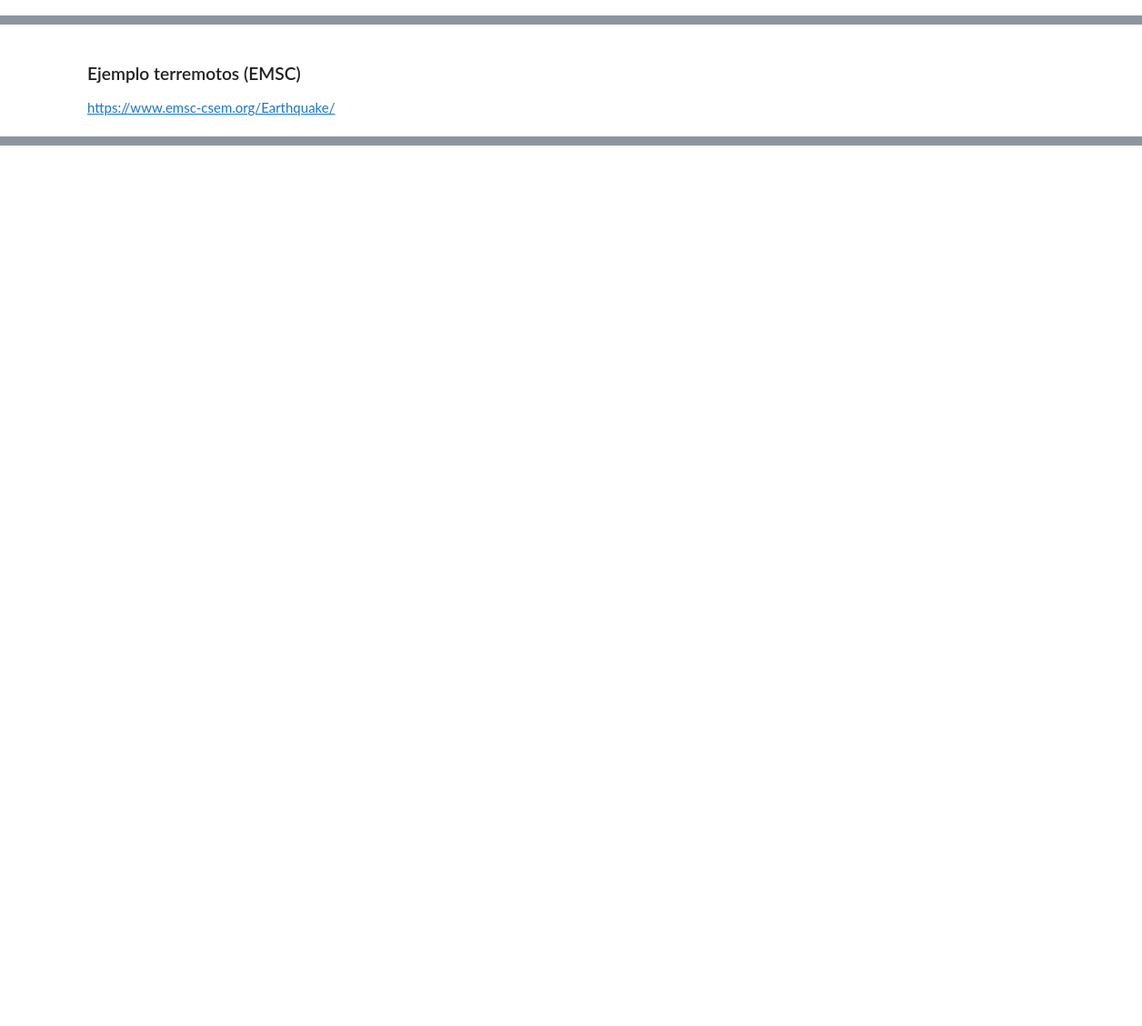
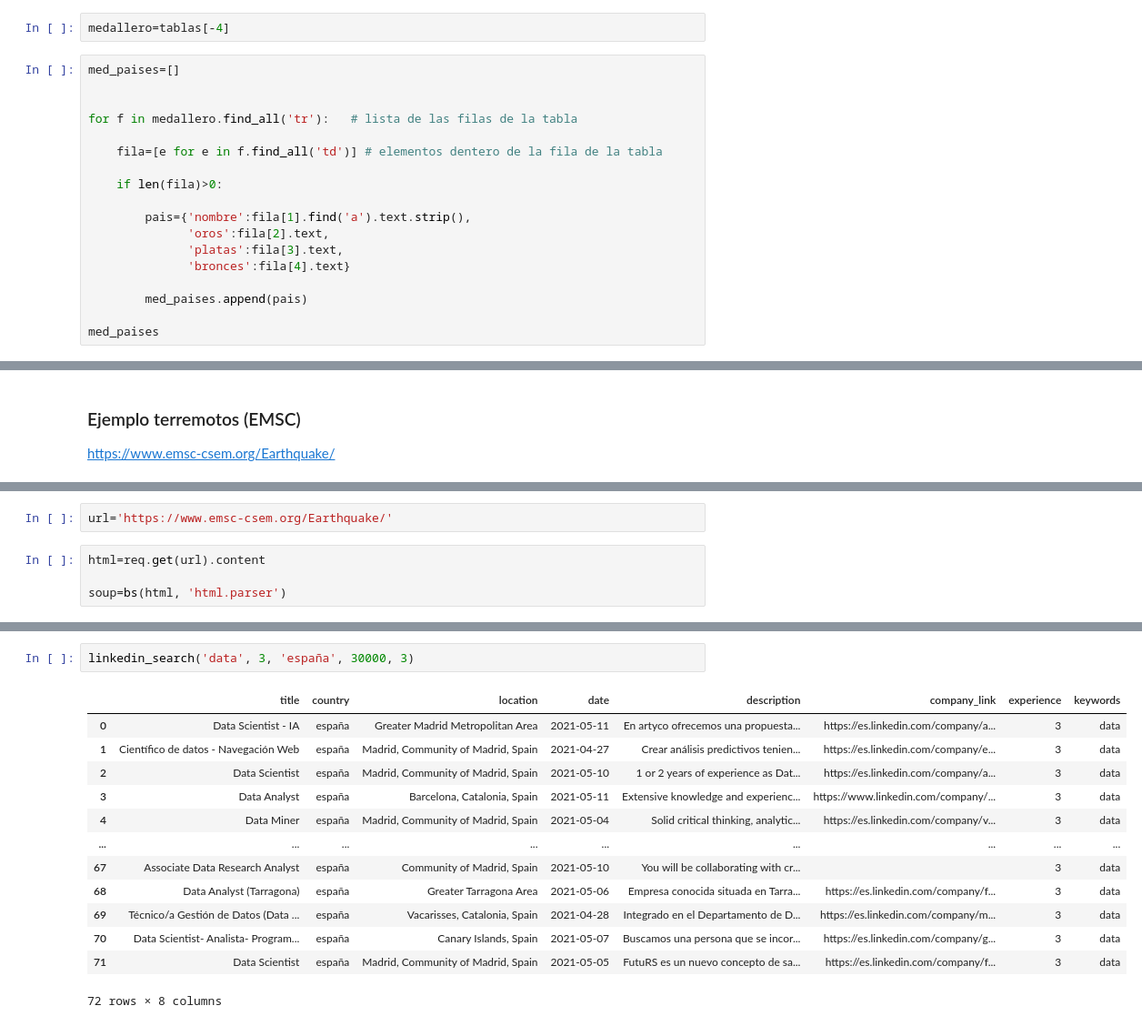
Before and after one commit to Ironhack-Data-Madrid-Abril-2021/Material_Clase, a Jupyter notebook: semana_3/2.2 - Web Scraping (bs4).ipynb, the cells around one changed output, grey strips where cells are left out. Shown: that part at 91% size. Drawn from its saved outputs; the diff is of its cells as text; blank space fills up the shorter version.

```diff
--- a/semana_3/2.2 - Web Scraping (bs4).ipynb
+++ b/semana_3/2.2 - Web Scraping (bs4).ipynb
@@ -16,0 +146,20 @@ $$$$
+# %%
+medallero=tablas[-4]
+# %%
+med_paises=[]
+
+
+for f in medallero.find_all('tr'):   # lista de las filas de la tabla
+
+    fila=[e for e in f.find_all('td')] # elementos dentero de la fila de la tabla
+
+    if len(fila)>0:
+
+        pais={'nombre':fila[1].find('a').text.strip(),
+              'oros':fila[2].text,
+              'platas':fila[3].text,
+              'bronces':fila[4].text}
+
+        med_paises.append(pais)
+
+med_paises
@@ -32,0 +262,6 @@ https://www.emsc-csem.org/Earthquake/
+# %%
+url='https://www.emsc-csem.org/Earthquake/'
+# %%
+html=req.get(url).content
+
+soup=bs(html, 'html.parser')
@@ -32,0 +392,16 @@ https://www.emsc-csem.org/Earthquake/
+# %%
+linkedin_search('data', 3, 'españa', 30000, 3)
+# %% [output]
+|  | title | country | location | date | description | company_link | experience | keywords |
+| 0 | Data Scientist - IA | españa | Greater Madrid Metropolitan Area | 2021-05-11 | En artyco ofrecemos una propuesta... | https://es.linkedin.com/company/a... | 3 | data |
+| 1 | Científico de datos - Navegación Web | españa | Madrid, Community of Madrid, Spain | 2021-04-27 | Crear análisis predictivos tenien... | https://es.linkedin.com/company/e... | 3 | data |
+| 2 | Data Scientist | españa | Madrid, Community of Madrid, Spain | 2021-05-10 | 1 or 2 years of experience as Dat... | https://es.linkedin.com/company/a... | 3 | data |
+| 3 | Data Analyst | españa | Barcelona, Catalonia, Spain | 2021-05-11 | Extensive knowledge and experienc... | https://www.linkedin.com/company/... | 3 | data |
+| 4 | Data Miner | españa | Madrid, Community of Madrid, Spain | 2021-05-04 | Solid critical thinking, analytic... | https://es.linkedin.com/company/v... | 3 | data |
+| ... | ... | ... | ... | ... | ... | ... | ... | ... |
+| 67 | Associate Data Research Analyst | españa | Community of Madrid, Spain | 2021-05-10 | You will be collaborating with cr... |  | 3 | data |
+| 68 | Data Analyst (Tarragona) | españa | Greater Tarragona Area | 2021-05-06 | Empresa conocida situada en Tarra... | https://es.linkedin.com/company/f... | 3 | data |
+| 69 | Técnico/a Gestión de Datos (Data ... | españa | Vacarisses, Catalonia, Spain | 2021-04-28 | Integrado en el Departamento de D... | https://es.linkedin.com/company/m... | 3 | data |
+| 70 | Data Scientist- Analista- Program... | españa | Canary Islands, Spain | 2021-05-07 | Buscamos una persona que se incor... | https://es.linkedin.com/company/g... | 3 | data |
+| 71 | Data Scientist | españa | Madrid, Community of Madrid, Spain | 2021-05-05 | FutuRS es un nuevo concepto de sa... | https://es.linkedin.com/company/f... | 3 | data |
+72 rows × 8 columns
```
Also changed, not shown: parts of 38 cells of this notebook.
